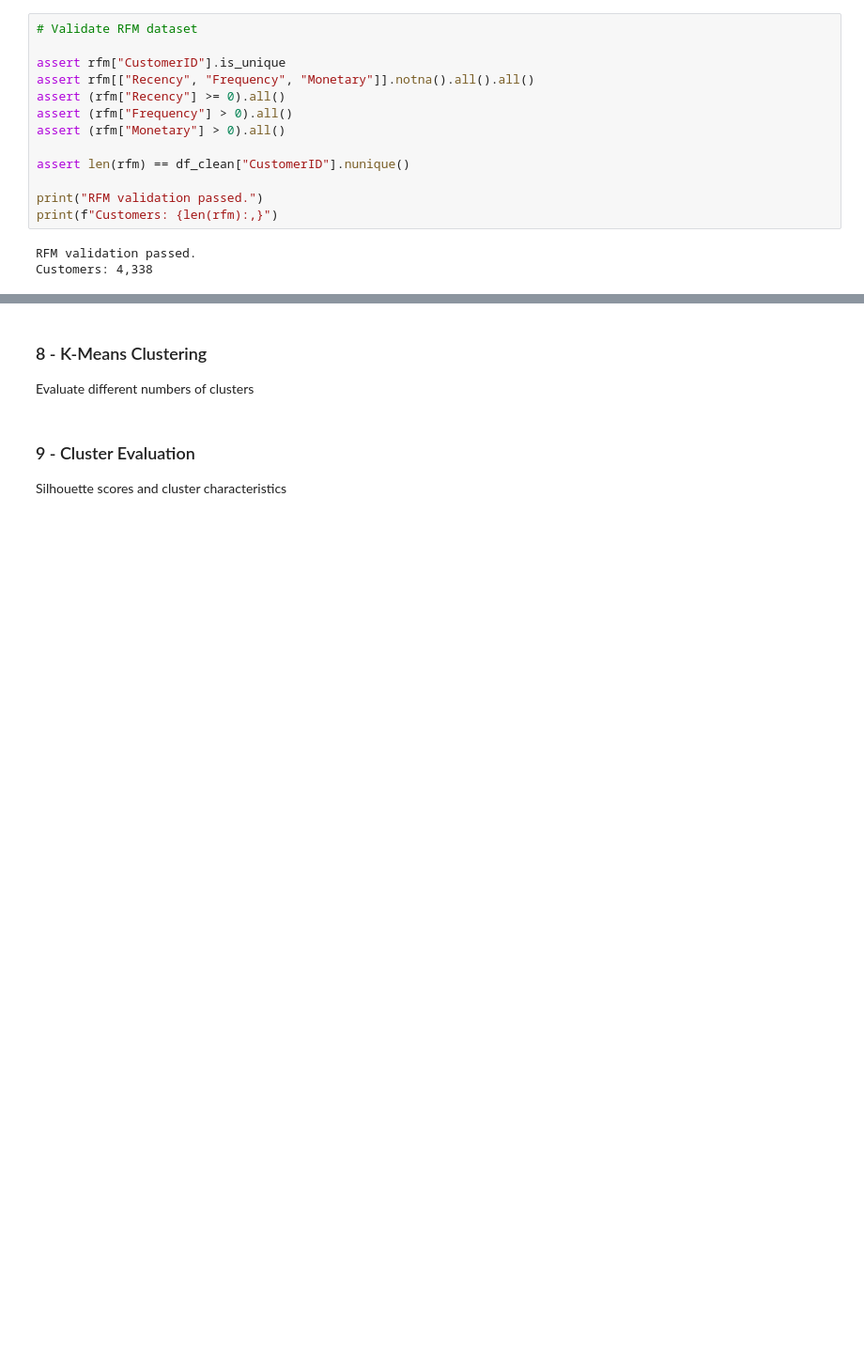
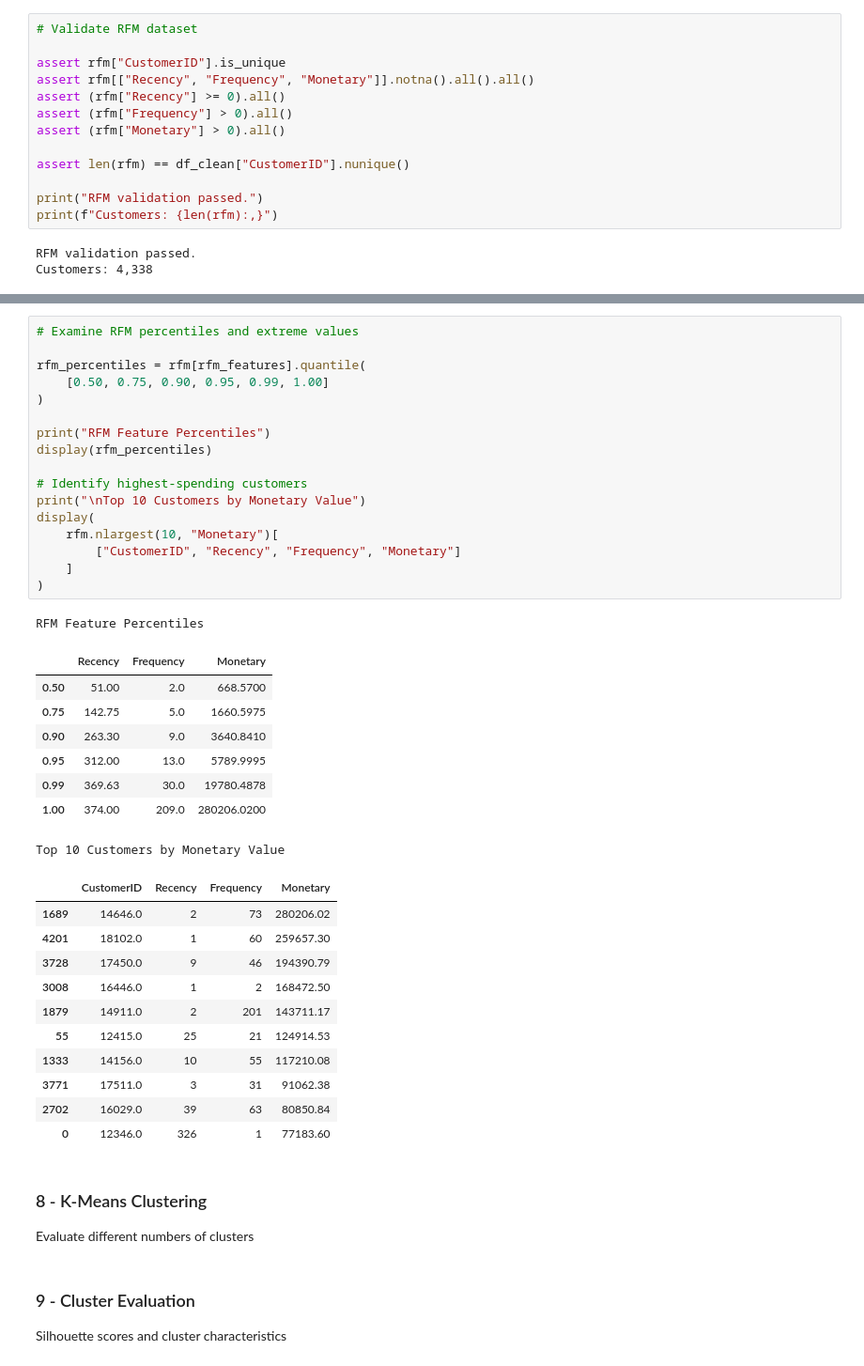
Before and after one commit to ferrillt/Customer-Segmentation-Clustering, a Jupyter notebook: notebooks/Customer_Segmentation_Clustering.ipynb, the cells around one changed output, grey strips where cells are left out. Shown at 94% size. Cells and saved outputs as stored; diff of their text form; blank space fills up the shorter version.

```diff
--- a/notebooks/Customer_Segmentation_Clustering.ipynb
+++ b/notebooks/Customer_Segmentation_Clustering.ipynb
@@ -572,3 +632,41 @@ Transformations and scaling
+# %%
+# Examine RFM percentiles and extreme values
+
+rfm_percentiles = rfm[rfm_features].quantile(
+    [0.50, 0.75, 0.90, 0.95, 0.99, 1.00]
+)
+
+print("RFM Feature Percentiles")
+display(rfm_percentiles)
+
+# Identify highest-spending customers
+print("\nTop 10 Customers by Monetary Value")
+display(
+    rfm.nlargest(10, "Monetary")[
+        ["CustomerID", "Recency", "Frequency", "Monetary"]
+    ]
+)
+# %% [output]
+RFM Feature Percentiles
+|  | Recency | Frequency | Monetary |
+| 0.50 | 51.00 | 2.0 | 668.5700 |
+| 0.75 | 142.75 | 5.0 | 1660.5975 |
+| 0.90 | 263.30 | 9.0 | 3640.8410 |
+| 0.95 | 312.00 | 13.0 | 5789.9995 |
+| 0.99 | 369.63 | 30.0 | 19780.4878 |
+| 1.00 | 374.00 | 209.0 | 280206.0200 |
+Top 10 Customers by Monetary Value
+|  | CustomerID | Recency | Frequency | Monetary |
+| 1689 | 14646.0 | 2 | 73 | 280206.02 |
+| 4201 | 18102.0 | 1 | 60 | 259657.30 |
+| 3728 | 17450.0 | 9 | 46 | 194390.79 |
+| 3008 | 16446.0 | 1 | 2 | 168472.50 |
+| 1879 | 14911.0 | 2 | 201 | 143711.17 |
+| 55 | 12415.0 | 25 | 21 | 124914.53 |
+| 1333 | 14156.0 | 10 | 55 | 117210.08 |
+| 3771 | 17511.0 | 3 | 31 | 91062.38 |
+| 2702 | 16029.0 | 39 | 63 | 80850.84 |
+| 0 | 12346.0 | 326 | 1 | 77183.60 |
 # %% [markdown]
 ### 8 - K-Means Clustering
 Evaluate different numbers of clusters
```
Also changed, not shown: parts of 3 cells of this notebook.
